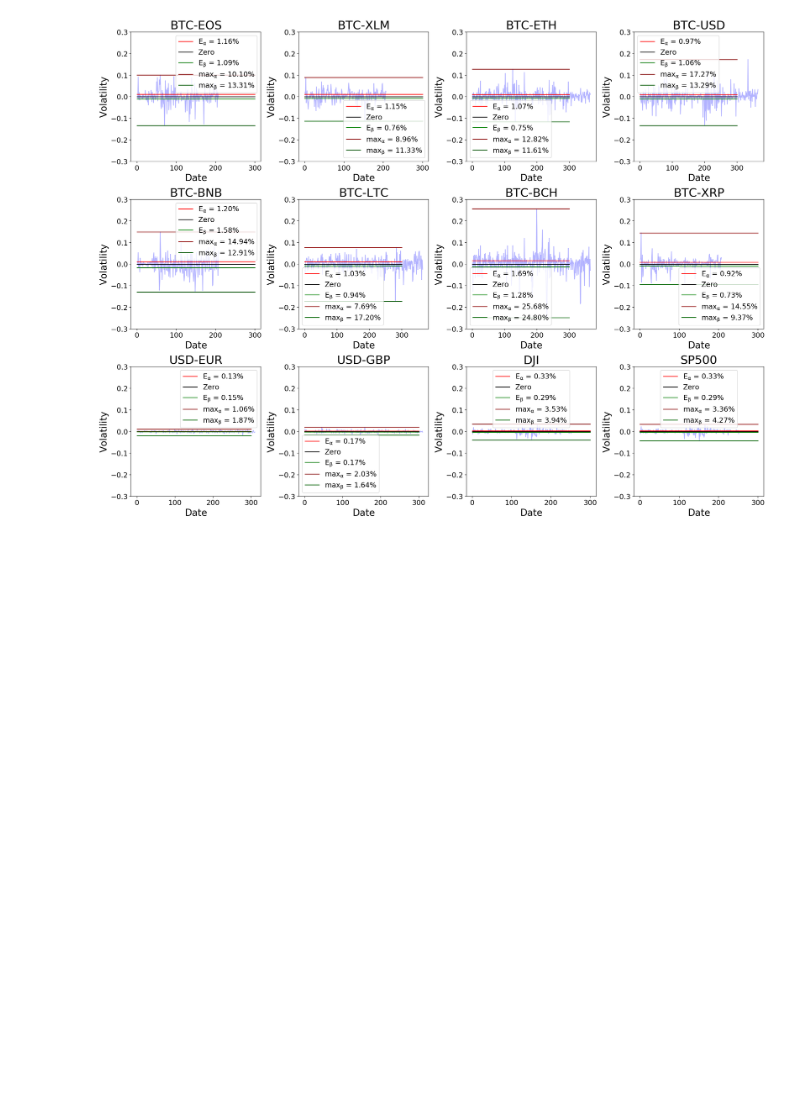
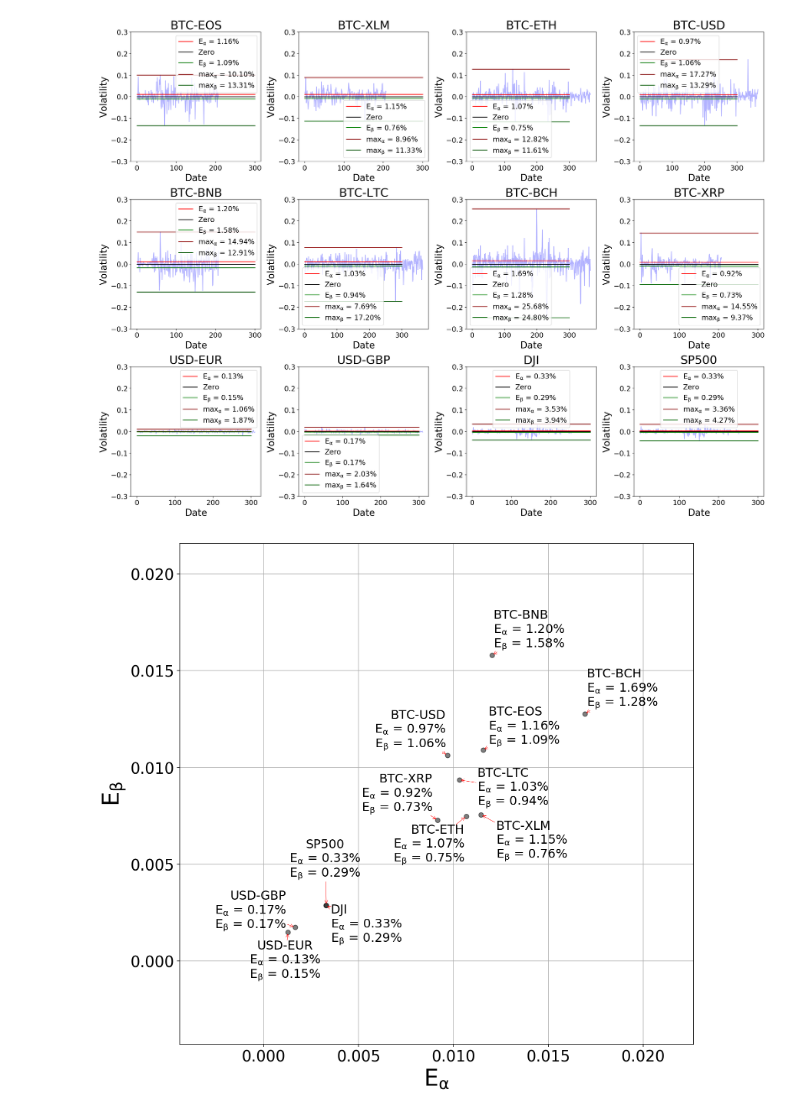
Before and after one commit to DEX-ware/fair-atomic-swap, a Jupyter notebook: src/evaluation/evaluation.ipynb, the cells around one changed output. Saved outputs shown, nothing was run; the diff lists cells and outputs as text; code cells hidden in the pictures; blank space fills up the shorter version.

```diff
--- a/src/evaluation/evaluation.ipynb
+++ b/src/evaluation/evaluation.ipynb
@@ -342,31 +342,33 @@ for k, v in data.items():
     v_ser = df['price_pct_change']
     up_max, down_max = v_ser.max(), v_ser.min()
     E_up = v_info[0] * v_info[1]
     E_down = - v_info[2] * v_info[3]
 
     Eups.append(E_up)
     Edowns.append(E_down)
 
     txt = k.upper() + '\n' \
             + r'$E_\alpha$ = {:.2f}%'.format(E_up * 100) + '\n' \
             + r'$E_\beta$ = {:.2f}%'.format(E_down * 100)
 
     txts.append(txt)
 
 # plot
 fig = plt.figure(figsize=(12, 12))
 p1 = plt.scatter(Eups, Edowns, color="black", alpha=0.5)
 texts = []
 for x, y, s in zip(Eups, Edowns, txts):
-    texts.append(plt.text(x, y, s, fontsize=20))
+    texts.append(plt.text(x, y, s, fontsize=16))
 adjust_text(texts, arrowprops=dict(arrowstyle="->", color='r', lw=0.5))
 
 # plt.xlim([0.005, 0.02])
 # plt.ylim([0.005, 0.02])
 plt.xlabel(r'$E_\alpha$', fontsize=30)
 plt.ylabel(r'$E_\beta$', fontsize=30)
 plt.tick_params(axis='both', labelsize=20)
 
 plt.grid()
 
 plt.savefig('../../paper/figs/vol_scatter.eps')
+# %% [output]
+[figure, added]
```
Also changed, not shown: 2 other files.
